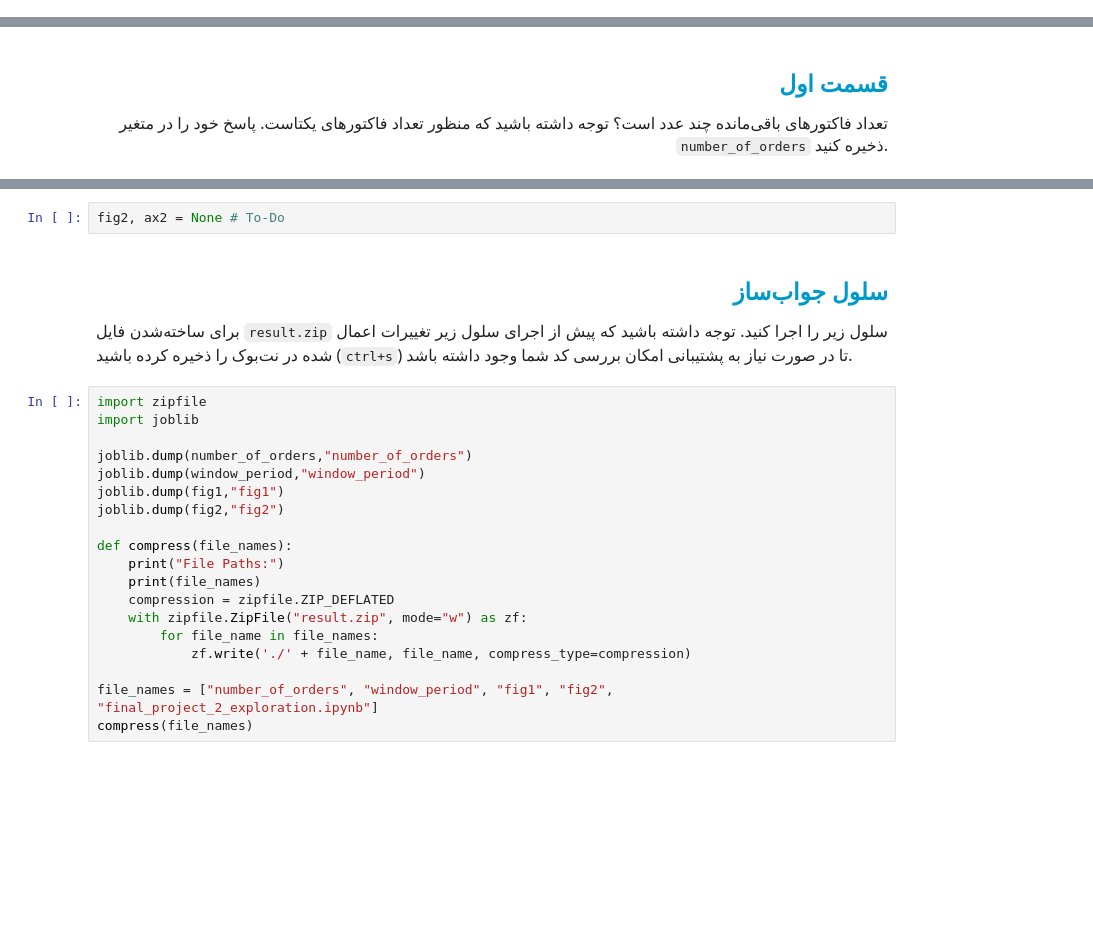
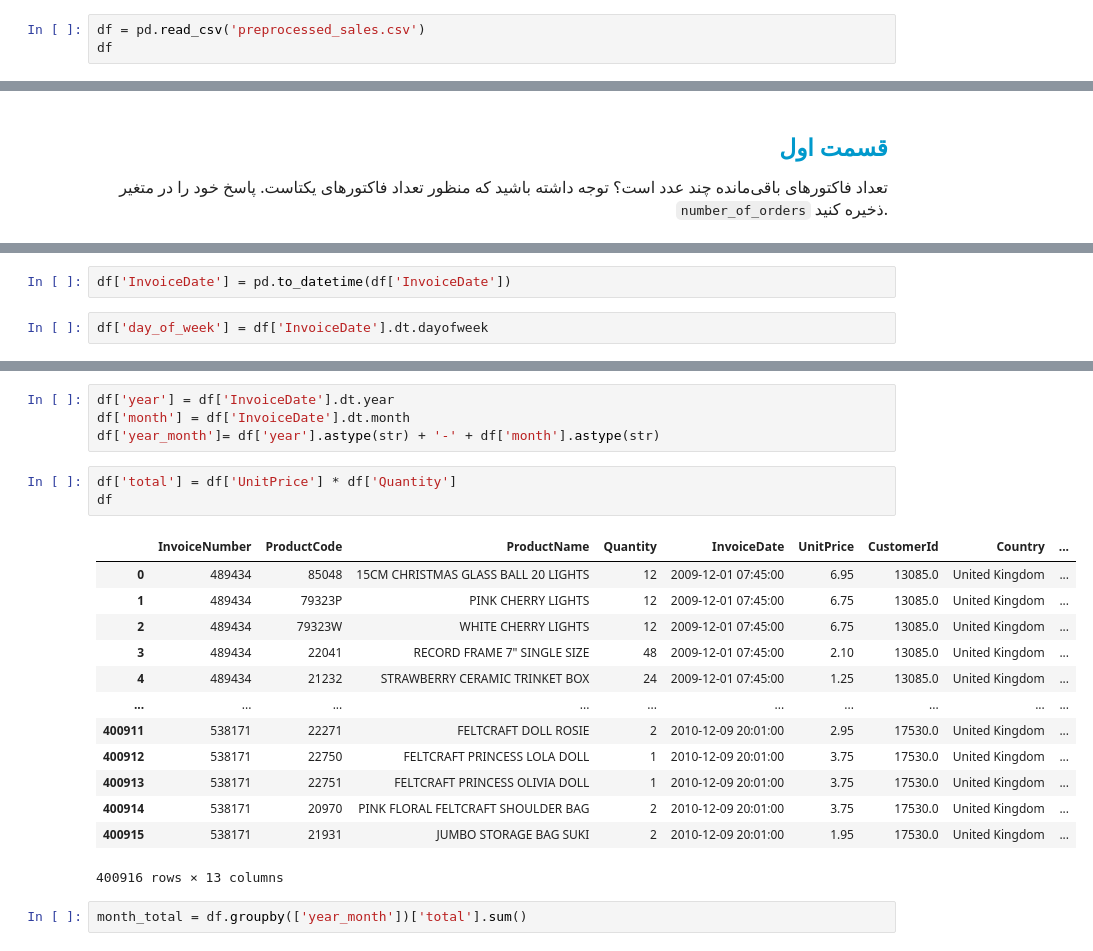
Before and after one commit to MahdiShahgholian/Data_Analysis, a Jupyter notebook: project/project_2_exploration/final_project_2_exploration.ipynb, the cells around one changed output, grey strips where cells are left out. Drawn from its saved outputs; the diff is of its cells as text; blank space fills up the shorter version.

```diff
--- a/project/project_2_exploration/final_project_2_exploration.ipynb
+++ b/project/project_2_exploration/final_project_2_exploration.ipynb
@@ -44,0 +31,3 @@ df.head()
+# %%
+df = pd.read_csv('preprocessed_sales.csv')
+df
@@ -124,0 +127,4 @@ fig1, ax1 = None # To-Do
+# %%
+df['InvoiceDate'] = pd.to_datetime(df['InvoiceDate'])
+# %%
+df['day_of_week'] = df['InvoiceDate'].dt.dayofweek
@@ -164,37 +205,26 @@ fig1, ax1 = None # To-Do
 </font>
 </div>
 </center>
-# %%
-fig2, ax2 = None # To-Do
-# %% [markdown]
-<h2 align=right style="line-height:200%;font-family:vazir;color:#0099cc">
-<font face="vazir" color="#0099cc">
-<b>سلول جواب‌ساز</b>
-</font>
-</h2>
-
-
-<p dir=rtl style="direction: rtl; text-align: justify; line-height:200%; font-family:vazir; font-size:medium">
-<font face="vazir" size=3>
-    برای ساخته‌شدن فایل <code>result.zip</code> سلول زیر را اجرا کنید. توجه داشته باشید که پیش از اجرای سلول زیر تغییرات اعمال شده در نت‌بوک را ذخیره کرده باشید (<code>ctrl+s</code>) تا در صورت نیاز به پشتیبانی امکان بررسی کد شما وجود داشته باشد.
-</font>
-</p>
-# %%
-import zipfile
-import joblib
-
-joblib.dump(number_of_orders,"number_of_orders")
-joblib.dump(window_period,"window_period")
-joblib.dump(fig1,"fig1")
-joblib.dump(fig2,"fig2")
-
-def compress(file_names):
-    print("File Paths:")
-    print(file_names)
-    compression = zipfile.ZIP_DEFLATED
-    with zipfile.ZipFile("result.zip", mode="w") as zf:
-        for file_name in file_names:
-            zf.write('./' + file_name, file_name, compress_type=compression)
-
-file_names = ["number_of_orders", "window_period", "fig1", "fig2", "final_project_2_exploration.ipynb"]
-compress(file_names)
+# %%
+df['year'] = df['InvoiceDate'].dt.year
+df['month'] = df['InvoiceDate'].dt.month
+df['year_month']= df['year'].astype(str) + '-' + df['month'].astype(str)
+# %%
+df['total'] = df['UnitPrice'] * df['Quantity']
+df
+# %% [output]
+|  | InvoiceNumber | ProductCode | ProductName | Quantity | InvoiceDate | UnitPrice | CustomerId | Country | ... |
+| 0 | 489434 | 85048 | 15CM CHRISTMAS GLASS BALL 20 LIGHTS | 12 | 2009-12-01 07:45:00 | 6.95 | 13085.0 | United Kingdom | ... |
+| 1 | 489434 | 79323P | PINK CHERRY LIGHTS | 12 | 2009-12-01 07:45:00 | 6.75 | 13085.0 | United Kingdom | ... |
+| 2 | 489434 | 79323W | WHITE CHERRY LIGHTS | 12 | 2009-12-01 07:45:00 | 6.75 | 13085.0 | United Kingdom | ... |
+| 3 | 489434 | 22041 | RECORD FRAME 7" SINGLE SIZE | 48 | 2009-12-01 07:45:00 | 2.10 | 13085.0 | United Kingdom | ... |
+| 4 | 489434 | 21232 | STRAWBERRY CERAMIC TRINKET BOX | 24 | 2009-12-01 07:45:00 | 1.25 | 13085.0 | United Kingdom | ... |
+| ... | ... | ... | ... | ... | ... | ... | ... | ... | ... |
+| 400911 | 538171 | 22271 | FELTCRAFT DOLL ROSIE | 2 | 2010-12-09 20:01:00 | 2.95 | 17530.0 | United Kingdom | ... |
+| 400912 | 538171 | 22750 | FELTCRAFT PRINCESS LOLA DOLL | 1 | 2010-12-09 20:01:00 | 3.75 | 17530.0 | United Kingdom | ... |
+| 400913 | 538171 | 22751 | FELTCRAFT PRINCESS OLIVIA DOLL | 1 | 2010-12-09 20:01:00 | 3.75 | 17530.0 | United Kingdom | ... |
+| 400914 | 538171 | 20970 | PINK FLORAL FELTCRAFT SHOULDER BAG | 2 | 2010-12-09 20:01:00 | 3.75 | 17530.0 | United Kingdom | ... |
+| 400915 | 538171 | 21931 | JUMBO STORAGE BAG SUKI | 2 | 2010-12-09 20:01:00 | 1.95 | 17530.0 | United Kingdom | ... |
+400916 rows × 13 columns
+# %%
+month_total = df.groupby(['year_month'])['total'].sum()
```
Also changed, not shown: parts of 21 cells of this notebook.
